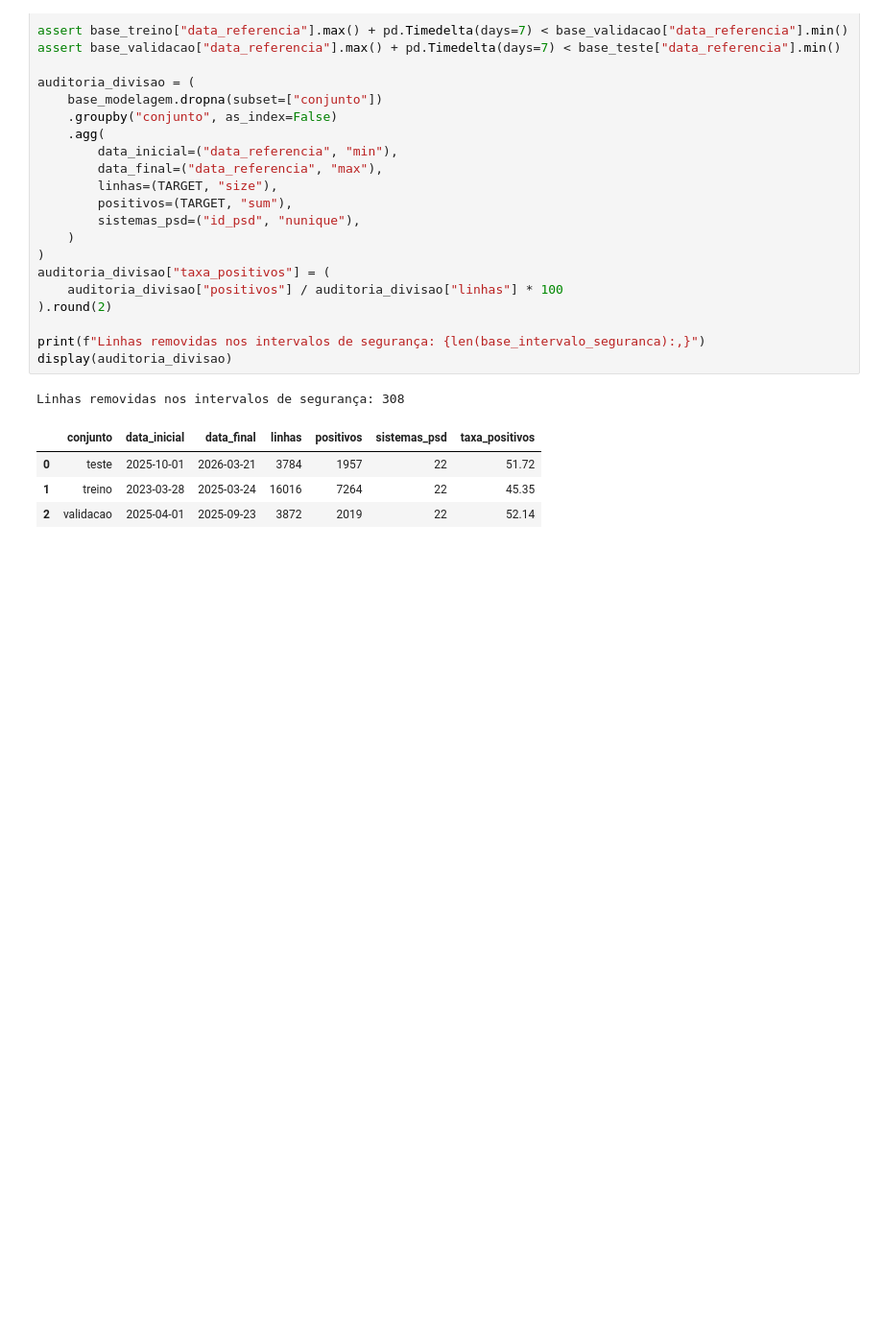
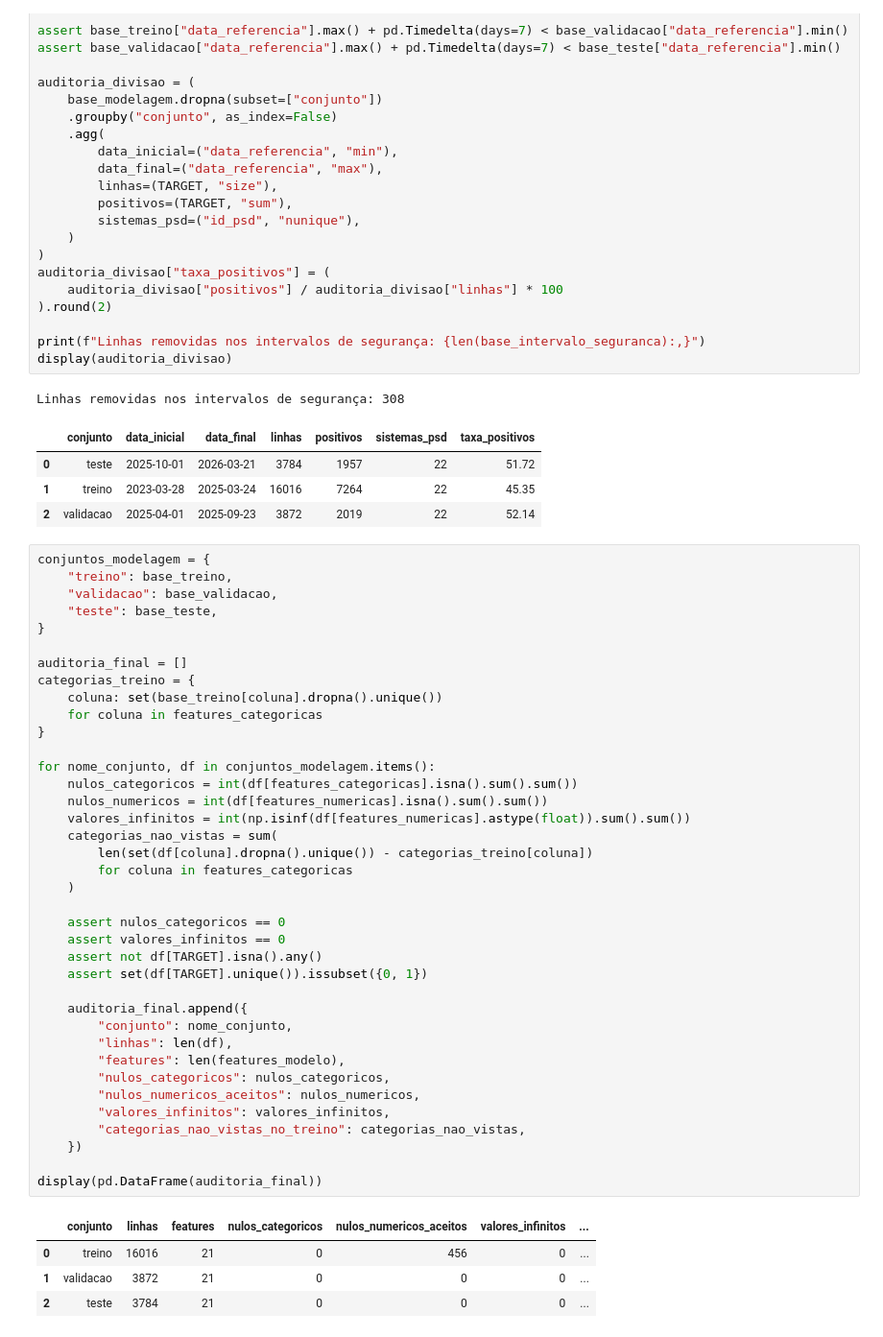
Before and after one commit to joaocardosodias/Lumem, a Jupyter notebook: src/modelo-07/02_processamento.ipynb, the cells around one changed output. Shown at 96% size. Cells and saved outputs as stored; diff of their text form; blank space fills up the shorter version.

```diff
--- a/src/modelo-07/02_processamento.ipynb
+++ b/src/modelo-07/02_processamento.ipynb
@@ -514,3 +514,46 @@ Linhas removidas nos intervalos de segurança: 308
 | 0 | teste | 2025-10-01 | 2026-03-21 | 3784 | 1957 | 22 | 51.72 |
 | 1 | treino | 2023-03-28 | 2025-03-24 | 16016 | 7264 | 22 | 45.35 |
 | 2 | validacao | 2025-04-01 | 2025-09-23 | 3872 | 2019 | 22 | 52.14 |
+# %%
+conjuntos_modelagem = {
+    "treino": base_treino,
+    "validacao": base_validacao,
+    "teste": base_teste,
+}
+
+auditoria_final = []
+categorias_treino = {
+    coluna: set(base_treino[coluna].dropna().unique())
+    for coluna in features_categoricas
+}
+
+for nome_conjunto, df in conjuntos_modelagem.items():
+    nulos_categoricos = int(df[features_categoricas].isna().sum().sum())
+    nulos_numericos = int(df[features_numericas].isna().sum().sum())
+    valores_infinitos = int(np.isinf(df[features_numericas].astype(float)).sum().sum())
+    categorias_nao_vistas = sum(
+        len(set(df[coluna].dropna().unique()) - categorias_treino[coluna])
+        for coluna in features_categoricas
+    )
+
+    assert nulos_categoricos == 0
+    assert valores_infinitos == 0
+    assert not df[TARGET].isna().any()
+    assert set(df[TARGET].unique()).issubset({0, 1})
+
+    auditoria_final.append({
+        "conjunto": nome_conjunto,
+        "linhas": len(df),
+        "features": len(features_modelo),
+        "nulos_categoricos": nulos_categoricos,
+        "nulos_numericos_aceitos": nulos_numericos,
+        "valores_infinitos": valores_infinitos,
+        "categorias_nao_vistas_no_treino": categorias_nao_vistas,
+    })
+
+display(pd.DataFrame(auditoria_final))
+# %% [output]
+|  | conjunto | linhas | features | nulos_categoricos | nulos_numericos_aceitos | valores_infinitos | ... |
+| 0 | treino | 16016 | 21 | 0 | 456 | 0 | ... |
+| 1 | validacao | 3872 | 21 | 0 | 0 | 0 | ... |
+| 2 | teste | 3784 | 21 | 0 | 0 | 0 | ... |
```
Also changed, not shown: parts of 1 cell of this notebook, 4 other files.
